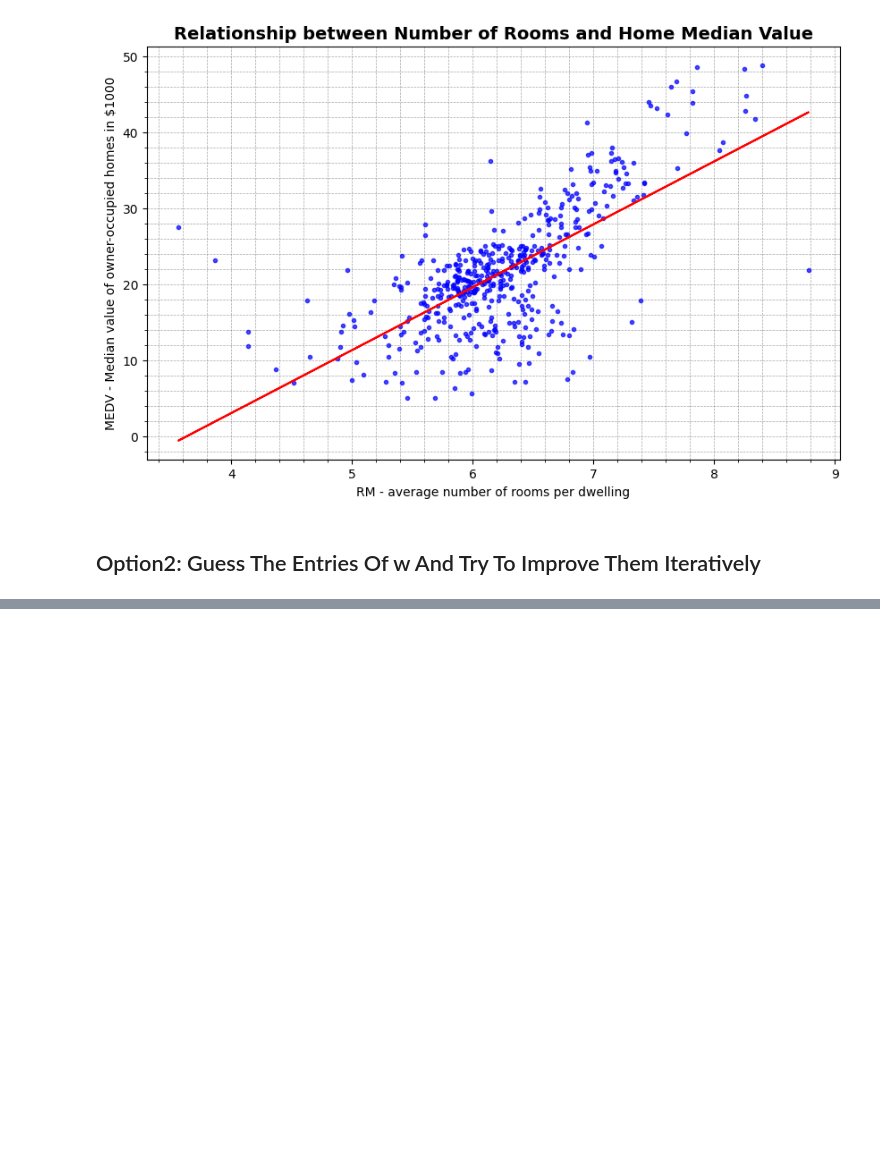
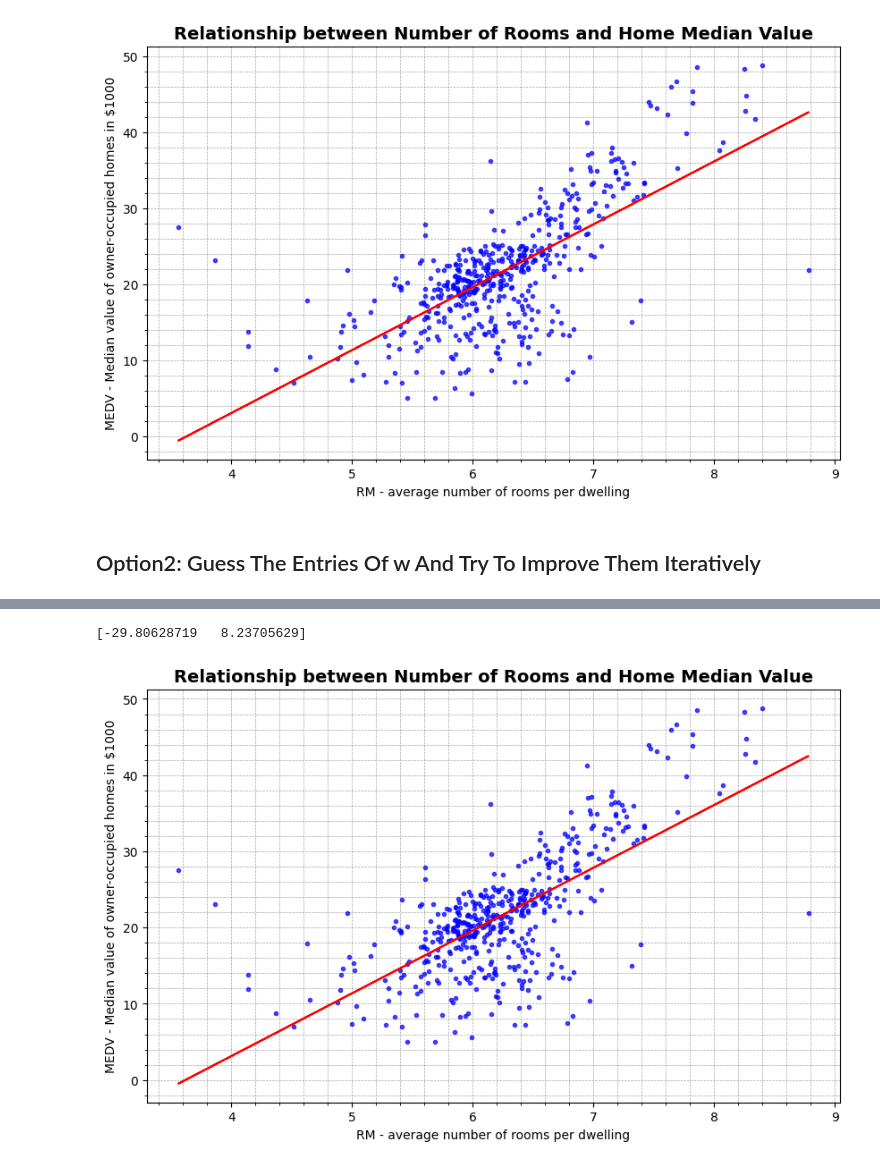
Before and after one commit to raphsenn/ai-notebooks, a Jupyter notebook: machine_learning/linear_methods/linear_regression.ipynb, the cells around one changed output, grey strips where cells are left out. Saved outputs shown, nothing was run; the diff lists cells and outputs as text; code cells hidden in the pictures; blank space fills up the shorter version.

Commit message:
linear regression with gradient descent on boston housing prices from scratch

```diff
--- a/machine_learning/linear_methods/linear_regression.ipynb
+++ b/machine_learning/linear_methods/linear_regression.ipynb
@@ -147,10 +150,6 @@ print(f"Shape of X_b: {X_b.shape}")
 # %% [output]
 Shape of X_b: (490, 2)
 # %%
-def model(x: np.array, m: float, b: float) -> float:
-    return m * x + b
-
 # Analytical solution to linear regression (Normal Equation)
 w = np.linalg.inv(X_b.T.dot(X_b)).dot(X_b.T).dot(y)
 b, m = w
-print(w)
@@ -170,3 +172,19 @@ plt.show()
 [figure]
 # %% [markdown]
 ## Option2: Guess The Entries Of w And Try To Improve Them Iteratively
+# %%
+def gradient_descent(X: np.array, y: np.array, eps: float, max_iter: int, verbose: bool=False) -> np.array:
+    w = np.random.rand(2)
+    N = X.shape[0]
+    for iter in range(max_iter):
+        y_hat = np.dot(X, w)                        # (490 x 2) * (2,) = (490,)
+        J_w = -2 * np.dot((y - y_hat), X) / N       # (490,) * (490 x 2) = (2,)
+        w = w - eps * J_w                           # (2,)
+
+        if verbose:
+            if iter % 1000 == 0:
+                loss = np.mean((y - y_hat)**2)
+                print(f"Iter: {iter}, Loss: {loss}")
+    return w
+# %%
+w_star = gradient_descent(X_b, y, eps=0.024, max_iter=10000, verbose=True)
@@ -172,0 +202,18 @@ plt.show()
+# %%
+# Resulting Weight vector
+print(w_star)
+# %% [output]
+[-29.80628719   8.23705629]
+# %%
+b, m = w_star
+plt.figure(figsize=(10, 6))
+plt.title('Relationship between Number of Rooms and Home Median Value', fontsize=14, fontweight='bold')
+plt.grid(True, which='both', linestyle='--', linewidth=0.5, color='gray', alpha=0.7)
+plt.minorticks_on()
+plt.plot(X, y, 'o', color='blue', markersize=3, alpha=0.7)
+plt.plot(X, model(X, m=m, b=b), 'r', label='fitted line')
+plt.xlabel('RM - average number of rooms per dwelling')
+plt.ylabel('MEDV - Median value of owner-occupied homes in $1000')
+plt.show()
+# %% [output]
+[figure, added]
```
Also changed, not shown: parts of 6 cells of this notebook, 2 other files.
